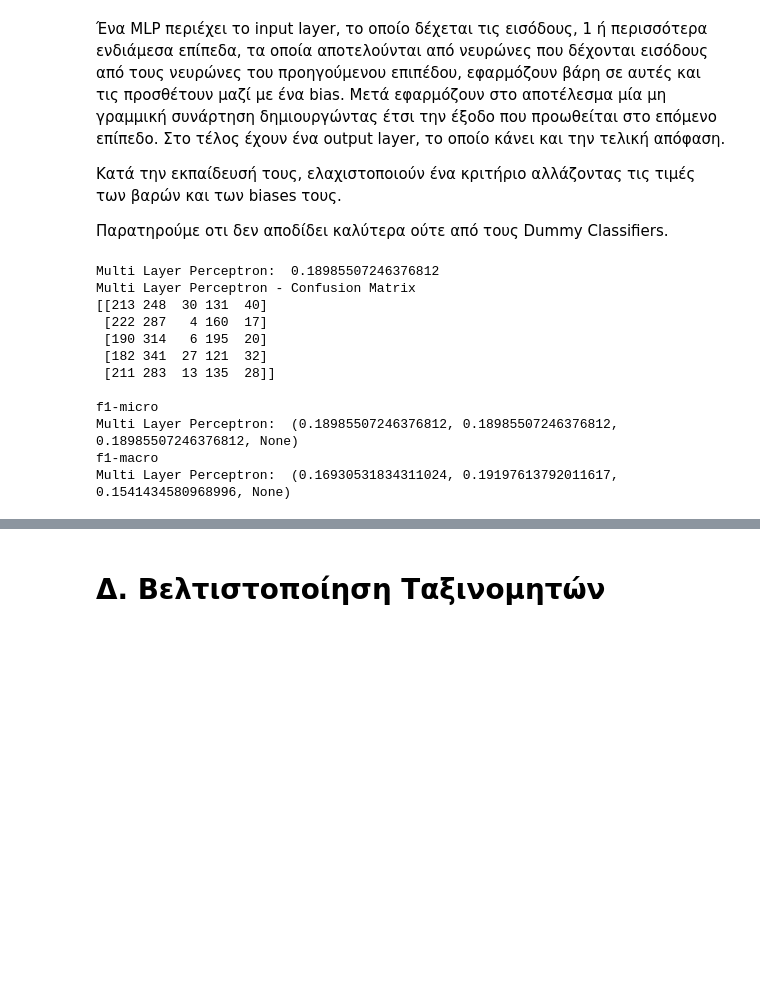
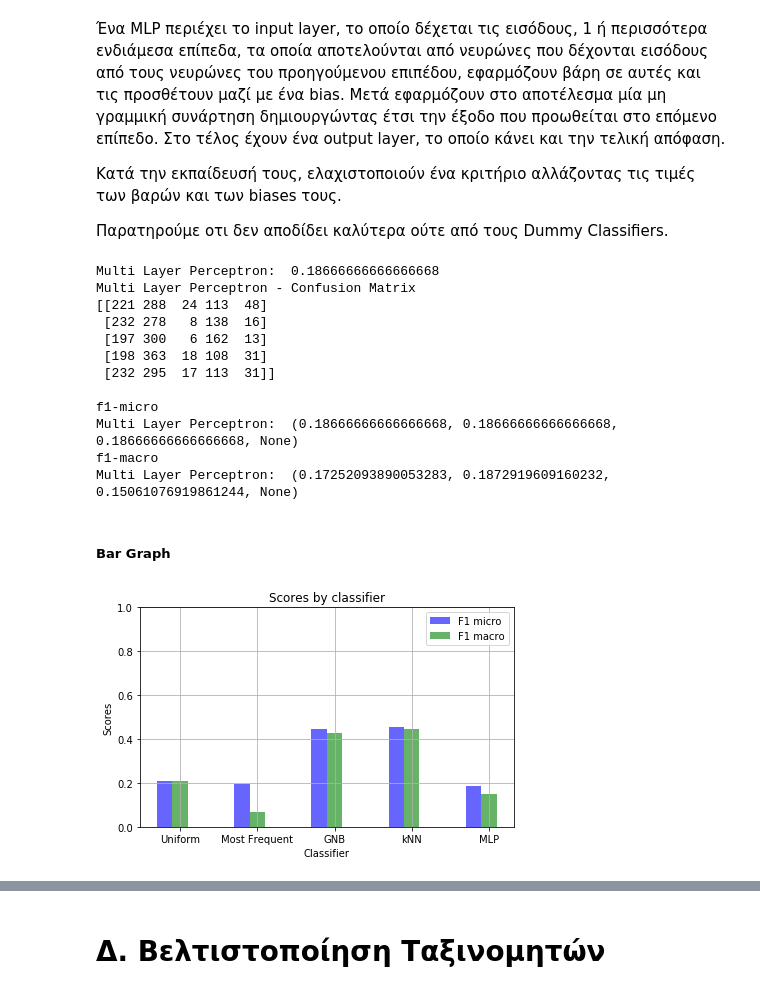
Before and after one commit to georgeaidinis/NTUA, a Jupyter notebook: NN/Lab 1/C_Copy_of_Lab_1_Big_NN_.ipynb, the cells around one changed output, grey strips where cells are left out. Drawn from its saved outputs; the diff is of its cells as text; code cells hidden in the pictures; blank space fills up the shorter version.

```diff
--- a/NN/Lab 1/C_Copy_of_Lab_1_Big_NN_.ipynb
+++ b/NN/Lab 1/C_Copy_of_Lab_1_Big_NN_.ipynb
@@ -118,5 +118,8 @@ We have  180  attributes.
 5. Διαγράφουμε την πρώτη κολώνα, ώστε όλες οι κολώνες εκτός της τελευταίας να περιέχουν τιμές των χαρακτηριστικών, με την τελευταία να περιέχει τις ετικέτες.
 # %%
+labels = df.iloc[:, 179]
+df = df.iloc[:, 0:179]   #remove lables from set
+
 df = df.drop(df.columns[[0]], axis=1)
 df
 # %% [output]
@@ -136,7 +139,3 @@ df
 # %% [markdown]
 6. Δεν υπάρχουν απουσιάζουσες τιμές.
 7. Χρησιμοποιούμε την bincount για να μετρήσουμε τη συχνότητα των κατηγοριών. Παρατηρούμε οτι έχουμε ενα εξαιρετικά ισορροπημένο dataset. Και οι 5 κατηγορίες είναι ισοπληθείς.
-# %%
-labels = df.iloc[:, 178]
-df = df.iloc[:, 0:178]   #remove lables from set
-print("frequencies:", np.bincount(labels)[1:])
@@ -416,15 +418,64 @@ print("Multi Layer Perceptron: ", precision_recall_fscore_support(test_labels, p
 print('\033[1m' + "f1-macro" + '\033[0m')
 print("Multi Layer Perceptron: ", precision_recall_fscore_support(test_labels, preds["Multi Layer Perceptron"], average='macro'))
 # %% [output]
-Multi Layer Perceptron:  0.18985507246376812
+Multi Layer Perceptron:  0.18666666666666668
 Multi Layer Perceptron - Confusion Matrix
-[[213 248  30 131  40]
- [222 287   4 160  17]
- [190 314   6 195  20]
- [182 341  27 121  32]
- [211 283  13 135  28]]
+[[221 288  24 113  48]
+ [232 278   8 138  16]
+ [197 300   6 162  13]
+ [198 363  18 108  31]
+ [232 295  17 113  31]]
 
 f1-micro
-Multi Layer Perceptron:  (0.18985507246376812, 0.18985507246376812, 0.18985507246376812, None)
+Multi Layer Perceptron:  (0.18666666666666668, 0.18666666666666668, 0.18666666666666668, None)
 f1-macro
-Multi Layer Perceptron:  (0.16930531834311024, 0.19197613792011617, 0.1541434580968996, None)
+Multi Layer Perceptron:  (0.17252093890053283, 0.1872919609160232, 0.15061076919861244, None)
+# %% [markdown]
+##### Bar Graph
+# %%
+from sklearn.metrics import f1_score
+import matplotlib
+import matplotlib.pyplot as plt
+
+n_groups = 5
+f1_micro = (f1_score(test_labels, preds_uniform, average = 'micro'),
+            f1_score(test_labels, preds_most_frequent, average = 'micro'),
+            f1_score(test_labels, preds["Gaussian Naive Bayes"], average = 'micro'),
+            f1_score(test_labels, preds["kNN"], average = 'micro'),
+            f1_score(test_labels, preds["Multi Layer Perceptron"], average = 'micro'))
+
+f1_macro = (f1_score(test_labels, preds_uniform, average = 'macro'),
+            f1_score(test_labels, preds_most_frequent, average = 'macro'),
+            f1_score(test_labels, preds["Gaussian Naive Bayes"], average = 'macro'),
+            f1_score(test_labels, preds["kNN"], average = 'macro'),
+            f1_score(test_labels, preds["Multi Layer Perceptron"], average = 'macro'))
+
+
+fig, ax = plt.subplots()
+index = np.arange(n_groups)
+bar_width = 0.2
+opacity = 0.6
+
+rects1 = plt.bar(index, f1_micro, bar_width,
+alpha=opacity,
+color='b',
+label='F1 micro')
+
+rects2 = plt.bar(index + bar_width, f1_macro, bar_width,
+alpha=opacity,
+color='g',
+label='F1 macro')
+
+plt.xlabel('Classifier')
+plt.ylabel('Scores')
+plt.title('Scores by classifier')
+plt.xticks(index + bar_width, ("Uniform", "Most Frequent", "GNB", "kNN", "MLP"))
+plt.legend()
+plt.ylim(0, 1)
+plt.grid(True)
+
+
+plt.tight_layout()
+plt.show()
+# %% [output]
+[figure, added]
```
Also changed, not shown: parts of 30 cells of this notebook.
